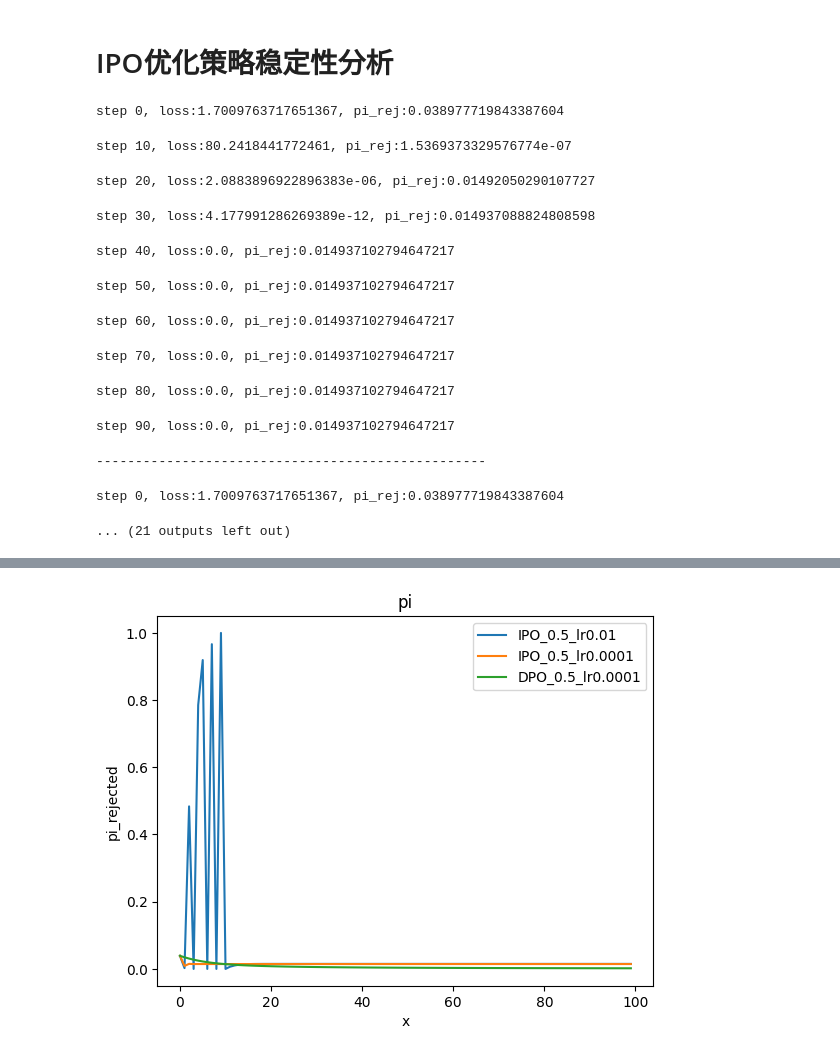
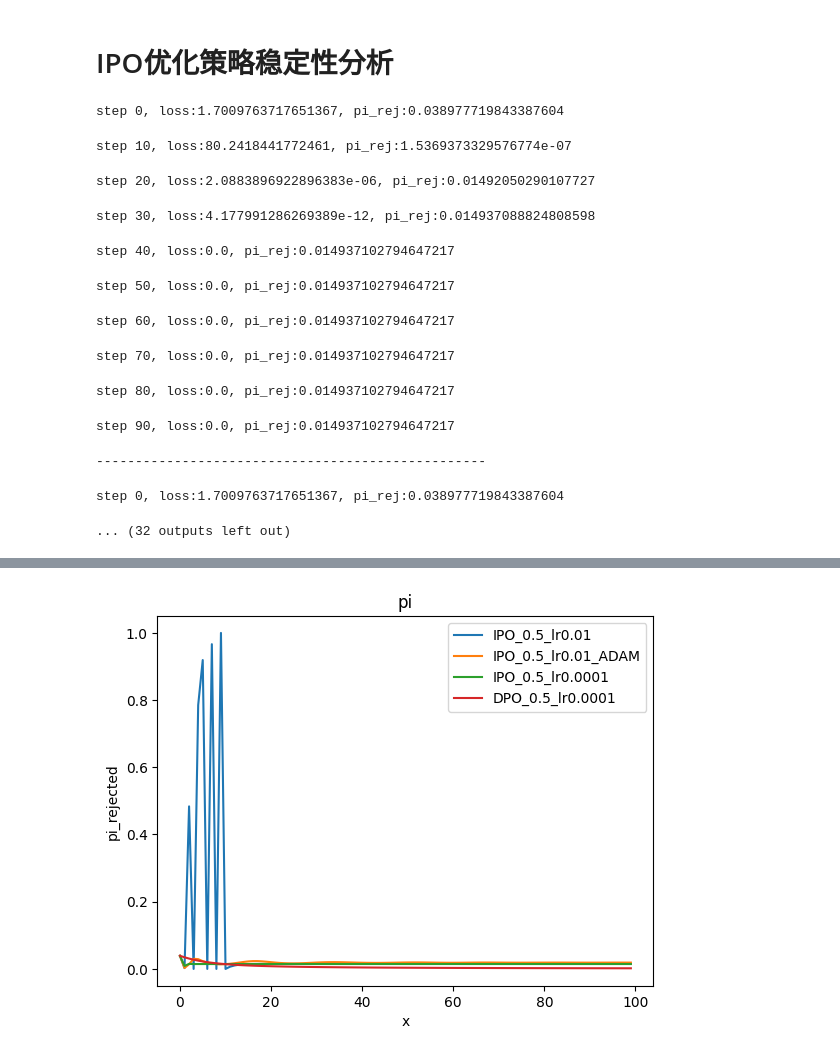
Before and after one commit to duani-excellence/MA-RLHF, a Jupyter notebook: notebook/DPO/DPO.ipynb, the cells around one changed output, grey strips where cells are left out. Saved outputs shown, nothing was run; the diff lists cells and outputs as text; code cells hidden in the pictures.

Commit message:
add IPO Adam Optimizer

```diff
--- a/notebook/DPO/DPO.ipynb
+++ b/notebook/DPO/DPO.ipynb
@@ -284,9 +284,12 @@ def get_logits(model, ref_model, x_chosen, x_rejected):
 # 手撕IPO训练
 import torch.optim as optim
 
-def train_XPO(model, beta, loss_type, epochs, lr):
+def train_XPO(model, beta, loss_type, epochs, lr, optim_type='SGD'):
     # model = LlamaForCausalLM(config)
-    optimizer = optim.SGD(model.parameters(), lr=lr)
+    if optim_type == 'ADAM':
+        optimizer = optim.Adam(model.parameters(), lr=lr)# 策略会有较多波动
+    elif optim_type == 'SGD':
+        optimizer = optim.SGD(model.parameters(), lr=lr) # 实际分析
     epochs_print = epochs//10
 
     neg_poilicy_prob = []
@@ -379,6 +382,8 @@ model_tmp = copy.deepcopy(model)
 pi_2, _, _ = train_XPO(model_tmp, 0.5, 'IPO', epochs, 0.001)
 model_tmp = copy.deepcopy(model)
 pi_3, _, _ = train_XPO(model_tmp, 0.5, 'DPO', epochs, 0.001)
+model_tmp = copy.deepcopy(model)
+pi_4, _, _ = train_XPO(model_tmp, 0.5, 'IPO', epochs, 0.001, 'ADAM') # IPO 用较大学习率容易训飞
 # %% [output]
 step 0, loss:1.7009763717651367, pi_rej:0.038977719843387604
 step 10, loss:80.2418441772461, pi_rej:1.5369373329576774e-07
@@ -392,17 +397,18 @@ step 80, loss:0.0, pi_rej:0.014937102794647217
 step 90, loss:0.0, pi_rej:0.014937102794647217
 --------------------------------------------------
 step 0, loss:1.7009763717651367, pi_rej:0.038977719843387604
-... (21 outputs left out)
+... (32 outputs left out)
 # %%
 x = range(len(pi_1))
 plt.plot(x, pi_1, label='IPO_0.5_lr0.01')
+plt.plot(x, pi_4, label='IPO_0.5_lr0.01_ADAM')
 plt.plot(x, pi_2, label='IPO_0.5_lr0.0001')
 plt.plot(x, pi_3, label='DPO_0.5_lr0.0001')
 plt.legend()
 plt.title('pi')
 plt.xlabel('x')
 plt.ylabel('pi_rejected')
 plt.show()
 # %% [output]
 [interactive output not drawn]
-[figure, old version]
+[figure, new version]
```
Also changed, not shown: parts of 2 cells of this notebook.
